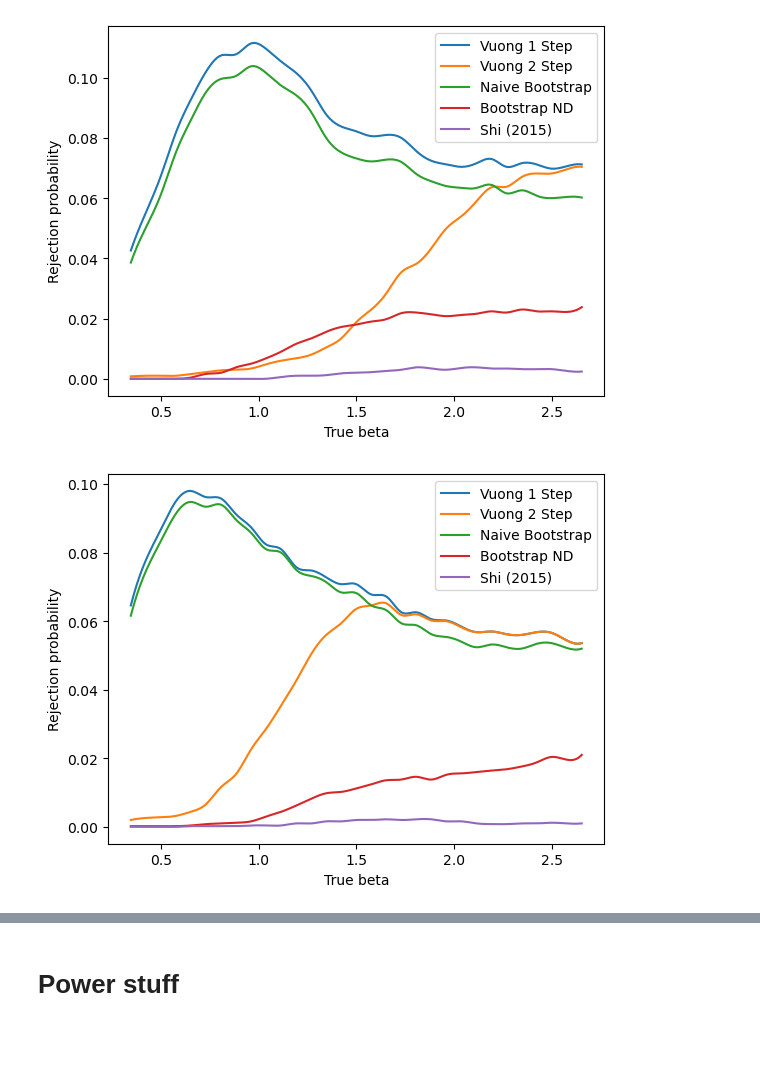
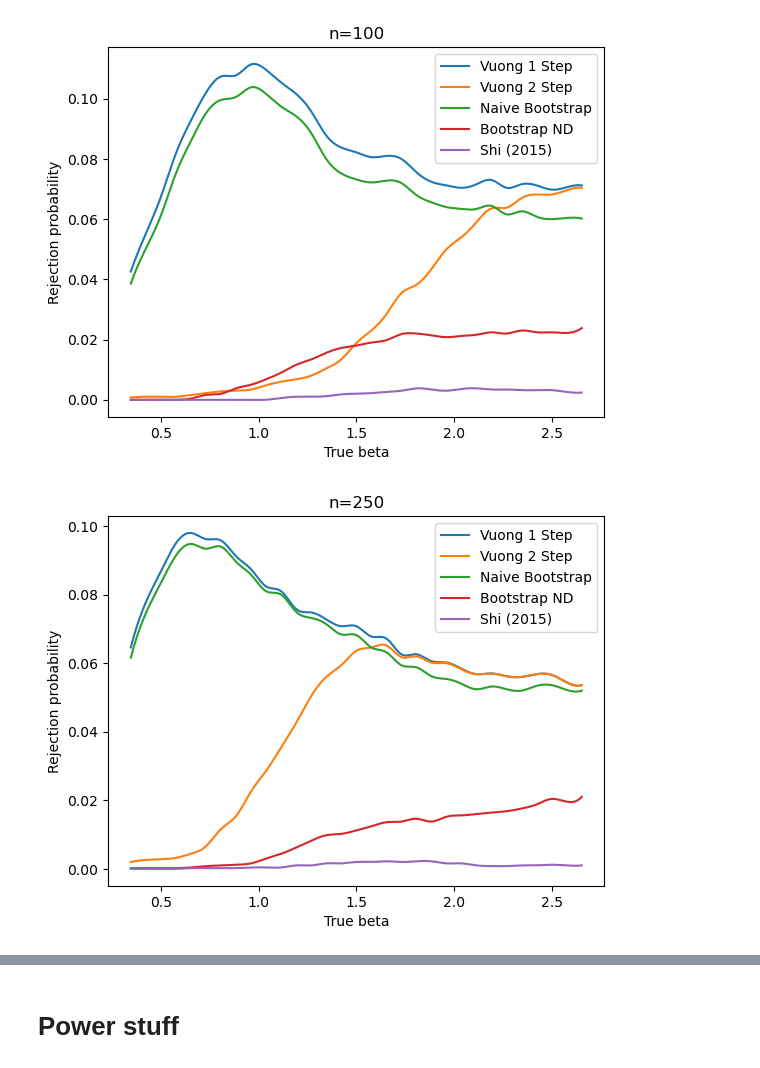
Before and after one commit to ericschulman/testing, a Jupyter notebook: shi_ex2/clean_tables.ipynb, the cells around one changed output, grey strips where cells are left out. Cells and saved outputs as stored; diff of their text form; code cells hidden in the pictures; blank space fills up the shorter version.

```diff
--- a/shi_ex2/clean_tables.ipynb
+++ b/shi_ex2/clean_tables.ipynb
@@ -35,35 +35,40 @@ def create_fig(read_name,write_name):
     df_results = pd.read_csv("paper_figs/"+read_name[:-4]+".csv") #deal with the fact i messed up the labels...
     wrong_labels = ['Param','Vuong 1 Step','Vuong 1 Step.1', 'Refinement Test', 'Naive Bootstrap','Bootstrap TIC','Bootstrap ND','Shi (2015)']
     right_labels = ['Param','Vuong 1 Step','Vuong 2 Step', 'Refinement Test','Shi (2015)', 'Naive Bootstrap','Bootstrap TIC','Bootstrap ND']
+
+    nobs_index1 = read_name.find('nobs')
+    nobs_index2 = read_name[nobs_index1:].find('_')
+    nobs = read_name[nobs_index1+4:nobs_index1+nobs_index2]
 
     df_results = df_results.rename(columns=dict(zip(wrong_labels, right_labels)))
     params = df_results['Param']
 
 
     col_labels = ['Vuong 1 Step','Vuong 2 Step', 'Naive Bootstrap','Bootstrap ND','Shi (2015)']
 
 
     ma2 = lambda x : np.convolve(x,np.ones(smoothing)/smoothing, mode='valid')
     params_new = np.linspace( ma2(params).min(),  ma2(params).max(), 300)
     interp = lambda x: make_interp_spline(ma2(params), ma2(x), k=3)(params_new)
 
     for label in col_labels:
         plt.plot(params_new, interp(1-df_results[label]) ,label=label)
 
     plt.legend()
+    plt.title('n=%s'%nobs)
     plt.xlabel('True beta')
     plt.ylabel('Rejection probability')
     plt.savefig('paper_figs_clean/'+write_name,dpi=300)
     plt.show()
 
 
 nobs = 100
 read_name = 'no_c_size_nobs%s_c1%s_c2%s_trials%s.png'%(nobs,c1,c2,trials)
 write_name = 'clean_size_nobs%s_c1%s_c2%s_trials%s.png'%(nobs,c1,c2,trials)
 
 create_fig(read_name,write_name)
 # %% [output]
-[figure, old version]
+[figure, new version]
 # %%
 nobs = 250
 read_name = 'no_c_size_nobs%s_c1%s_c2%s_trials%s.png'%(nobs,c1,c2,trials)
@@ -71,7 +76,7 @@ write_name = 'clean_size_nobs%s_c1%s_c2%s_trials%s.png'%(nobs,c1,c2,trials)
 
 create_fig(read_name,write_name)
 # %% [output]
-[figure, old version]
+[figure, new version]
 # %%
 nobs = 500
 read_name = 'no_c_size_nobs%s_c1%s_c2%s_trials%s.png'%(nobs,c1,c2,trials)
```
Also changed, not shown: parts of 4 cells of this notebook, 1 other file.
